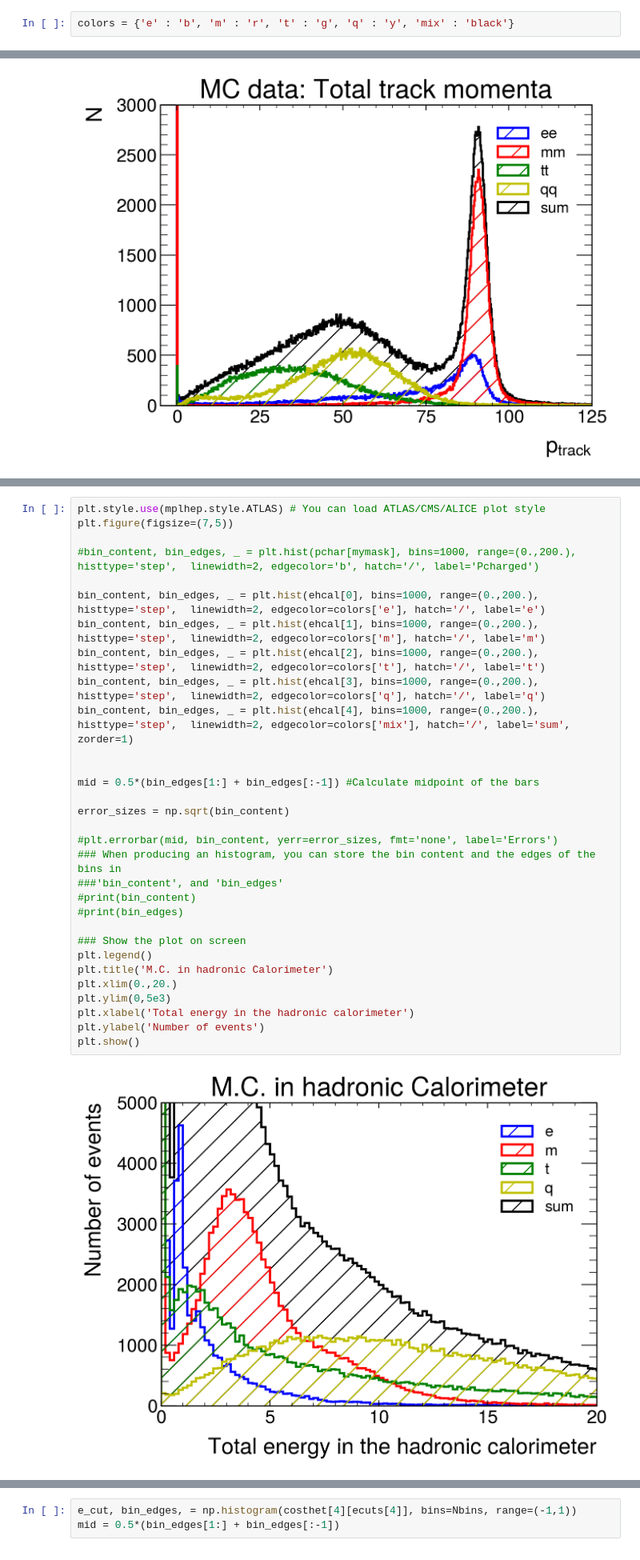
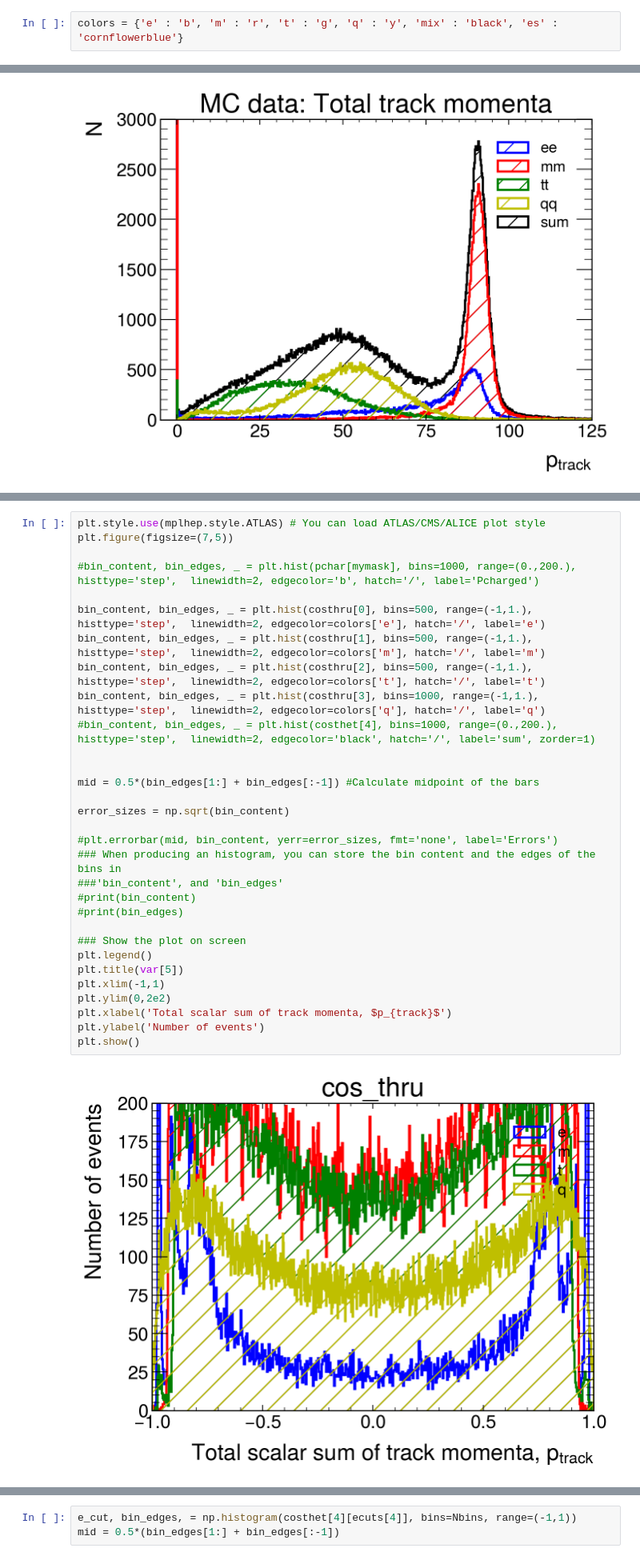
Before and after one commit to lukasg96/z0-precisionmeasurement, a Jupyter notebook: z0_experiment.ipynb, the cells around one changed output, grey strips where cells are left out. Shown at 80% size. Saved outputs shown, nothing was run; the diff lists cells and outputs as text.

```diff
--- a/z0_experiment.ipynb
+++ b/z0_experiment.ipynb
@@ -33,7 +33,7 @@ import matplotlib.pyplot as plt
 
 from scipy.optimize import curve_fit
 # %%
-colors = {'e' : 'b', 'm' : 'r', 't' : 'g', 'q' : 'y', 'mix' : 'black'}
+colors = {'e' : 'b', 'm' : 'r', 't' : 'g', 'q' : 'y', 'mix' : 'black', 'es' : 'cornflowerblue'}
 # %% [markdown]
 ## *Example*: Reading a ROOT.TTree and plotting a variable with a cut
 # %% [markdown]
@@ -232,33 +253,33 @@ plt.show()
 # %%
 plt.style.use(mplhep.style.ATLAS) # You can load ATLAS/CMS/ALICE plot style
 plt.figure(figsize=(7,5))
 
 #bin_content, bin_edges, _ = plt.hist(pchar[mymask], bins=1000, range=(0.,200.), histtype='step',  linewidth=2, edgecolor='b', hatch='/', label='Pcharged')
 
-bin_content, bin_edges, _ = plt.hist(ehcal[0], bins=1000, range=(0.,200.), histtype='step',  linewidth=2, edgecolor=colors['e'], hatch='/', label='e')
-bin_content, bin_edges, _ = plt.hist(ehcal[1], bins=1000, range=(0.,200.), histtype='step',  linewidth=2, edgecolor=colors['m'], hatch='/', label='m')
-bin_content, bin_edges, _ = plt.hist(ehcal[2], bins=1000, range=(0.,200.), histtype='step',  linewidth=2, edgecolor=colors['t'], hatch='/', label='t')
-bin_content, bin_edges, _ = plt.hist(ehcal[3], bins=1000, range=(0.,200.), histtype='step',  linewidth=2, edgecolor=colors['q'], hatch='/', label='q')
-bin_content, bin_edges, _ = plt.hist(ehcal[4], bins=1000, range=(0.,200.), histtype='step',  linewidth=2, edgecolor=colors['mix'], hatch='/', label='sum', zorder=1)
+bin_content, bin_edges, _ = plt.hist(costhru[0], bins=500, range=(-1,1.), histtype='step',  linewidth=2, edgecolor=colors['e'], hatch='/', label='e')
+bin_content, bin_edges, _ = plt.hist(costhru[1], bins=500, range=(-1,1.), histtype='step',  linewidth=2, edgecolor=colors['m'], hatch='/', label='m')
+bin_content, bin_edges, _ = plt.hist(costhru[2], bins=500, range=(-1,1.), histtype='step',  linewidth=2, edgecolor=colors['t'], hatch='/', label='t')
+bin_content, bin_edges, _ = plt.hist(costhru[3], bins=1000, range=(-1,1.), histtype='step',  linewidth=2, edgecolor=colors['q'], hatch='/', label='q')
+#bin_content, bin_edges, _ = plt.hist(costhet[4], bins=1000, range=(0.,200.), histtype='step',  linewidth=2, edgecolor='black', hatch='/', label='sum', zorder=1)
 
 
 mid = 0.5*(bin_edges[1:] + bin_edges[:-1]) #Calculate midpoint of the bars
 
 error_sizes = np.sqrt(bin_content)
 
 #plt.errorbar(mid, bin_content, yerr=error_sizes, fmt='none', label='Errors')
 ### When producing an histogram, you can store the bin content and the edges of the bins in
 ###'bin_content', and 'bin_edges'
 #print(bin_content)
 #print(bin_edges)
 
 ### Show the plot on screen
 plt.legend()
-plt.title('M.C. in hadronic Calorimeter')
-plt.xlim(0.,20.)
-plt.ylim(0,5e3)
-plt.xlabel('Total energy in the hadronic calorimeter')
+plt.title(var[5])
+plt.xlim(-1,1)
+plt.ylim(0,2e2)
+plt.xlabel('Total scalar sum of track momenta, $p_{track}$')
 plt.ylabel('Number of events')
 plt.show()
 # %% [output]
-[figure, old version]
+[figure, new version]
```
Also changed, not shown: parts of 25 cells of this notebook.
